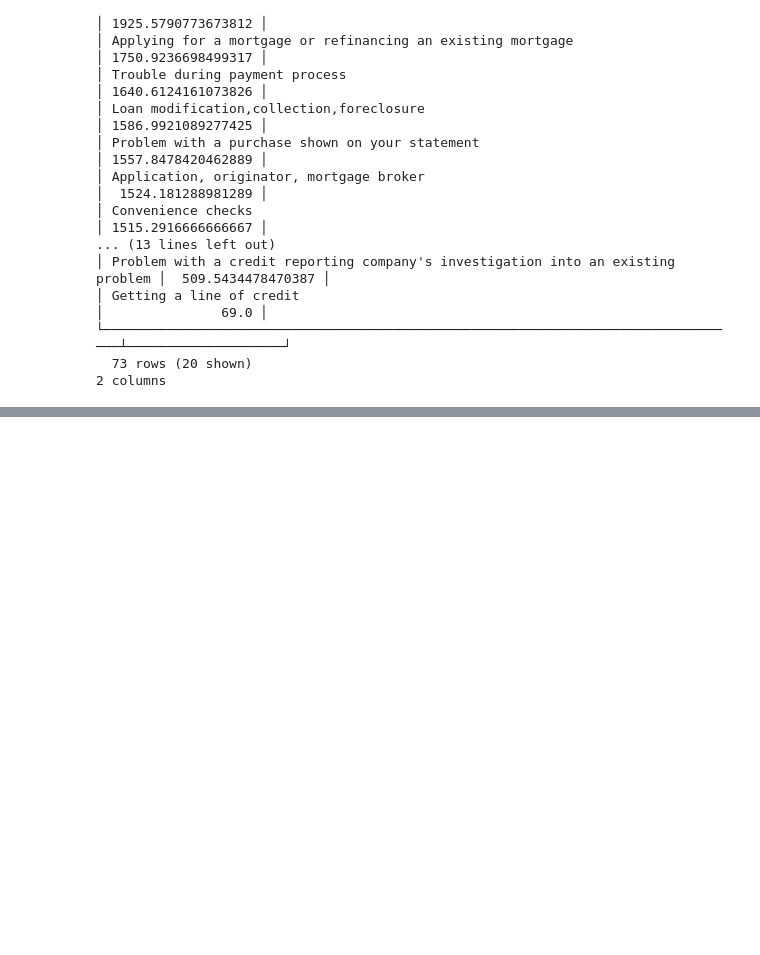
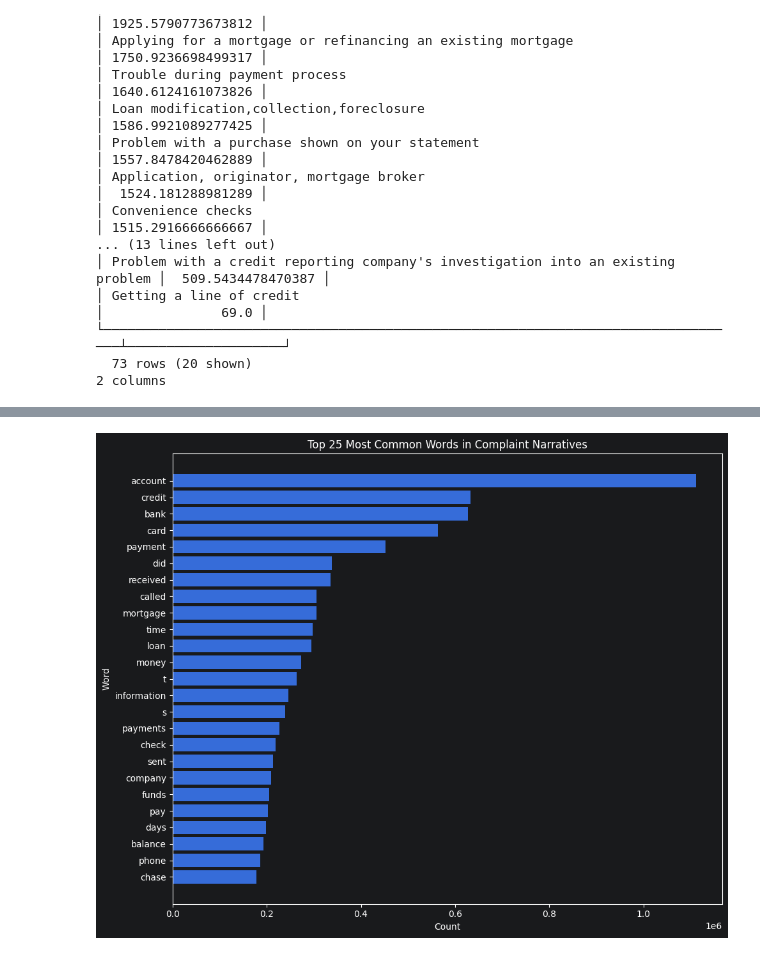
Before and after one commit to n-tamm/cfpb_mortgage_complaints, a Jupyter notebook: notebooks/consumer_complaints_eda_v3.ipynb, the cells around one changed output, grey strips where cells are left out. Drawn from its saved outputs; the diff is of its cells as text; code cells hidden in the pictures; blank space fills up the shorter version.

```diff
--- a/notebooks/consumer_complaints_eda_v3.ipynb
+++ b/notebooks/consumer_complaints_eda_v3.ipynb
@@ -334,0 +508,15 @@ duckdb.sql(f"""
+# %%
+# Add word counts to the dataframe
+
+df_with_counts = (
+    df
+    .filter(pl.col('Consumer complaint narrative').is_not_null())
+    .with_columns(
+        pl.col('Consumer complaint narrative')
+        .str.extract_all(r'\b\w+\b')
+        .list.len()
+        .alias('word_count')
+    )
+    .collect()
+    .to_pandas()
+)
@@ -334,0 +835,57 @@ duckdb.sql(f"""
+# %%
+import re
+import pandas as pd
+import matplotlib.pyplot as plt
+from collections import Counter
+from sklearn.feature_extraction.text import ENGLISH_STOP_WORDS
+
+# Combine all narratives into one large string
+all_text = ' '.join(
+    df_with_counts['Consumer complaint narrative']
+    .dropna()
+    .astype(str)
+)
+
+# Lowercase and extract word-like tokens
+tokens = re.findall(r'\b[a-z]+\b', all_text.lower())
+
+# Remove stop words and common CFPB redaction artifacts
+custom_stop_words = set(ENGLISH_STOP_WORDS).union({
+    'xxxx',
+    'xx',
+    'xxxxxxxx',
+    'would',
+    'could',
+    'said',
+    'told'
+})
+
+tokens_clean = [
+    token for token in tokens
+    if token not in custom_stop_words
+]
+
+# Count top 25 words
+top_25_words = Counter(tokens_clean).most_common(25)
+
+top_words_df = pd.DataFrame(
+    top_25_words,
+    columns=['word', 'count']
+)
+
+# Plot
+plt.figure(figsize=(10, 8))
+
+plt.barh(
+    top_words_df['word'][::-1],
+    top_words_df['count'][::-1]
+)
+
+plt.title('Top 25 Most Common Words in Complaint Narratives')
+plt.xlabel('Count')
+plt.ylabel('Word')
+
+plt.tight_layout()
+plt.show()
+# %% [output]
+[figure, added]
```
Also changed, not shown: parts of 29 cells of this notebook.
